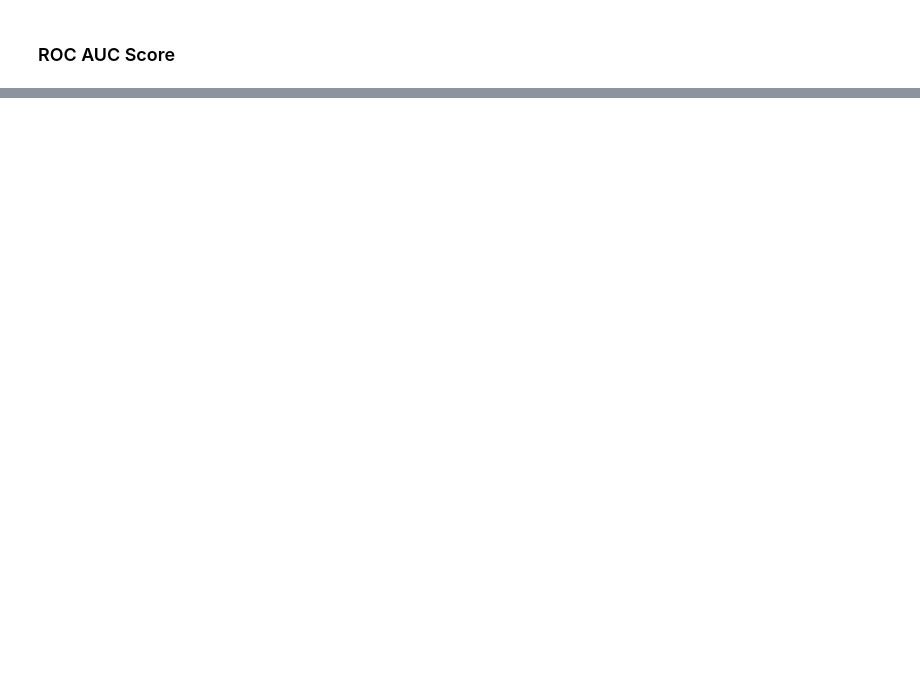
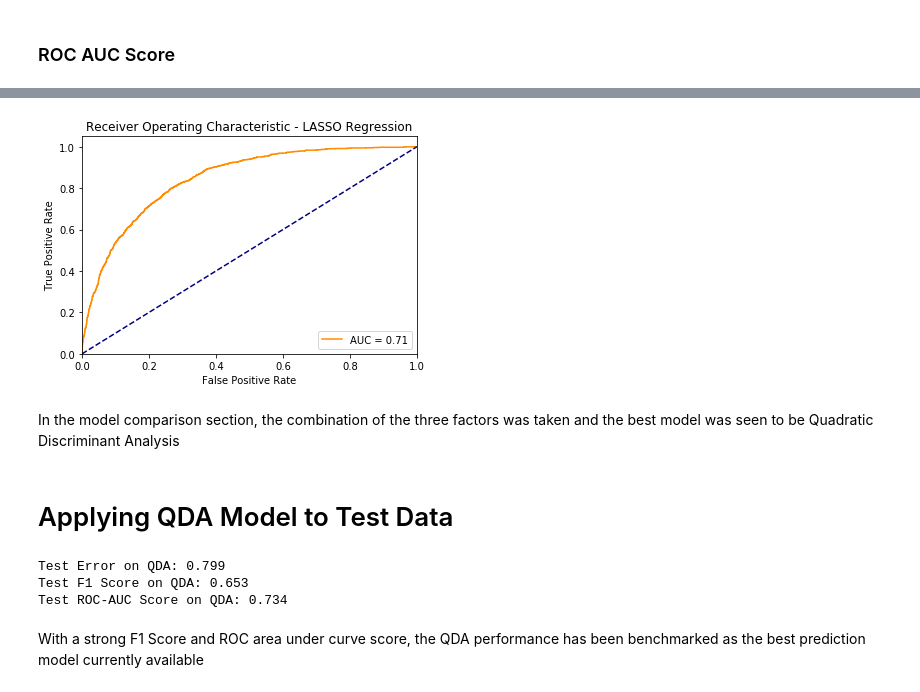
Before and after one commit to akshaysundar3/telco_prediction, a Jupyter notebook: testing_classifiers_update_AS.ipynb, the cells around one changed output, grey strips where cells are left out. Drawn from its saved outputs; the diff is of its cells as text; code cells hidden in the pictures; blank space fills up the shorter version.

Commit message:
Added Model Selection components

```diff
--- a/testing_classifiers_update_AS.ipynb
+++ b/testing_classifiers_update_AS.ipynb
@@ -851,0 +972,35 @@ MLP:  0.7071452827915458
+# %%
+plt.figure()
+plt.plot(res_l[0], res_l[1], color='darkorange',
+        label = 'AUC = %0.2f' % roc_auc_l)
+plt.plot([0, 1], [0, 1], color='navy', linestyle='--')
+plt.xlim([0.0, 1.0])
+plt.ylim([0.0, 1.05])
+plt.xlabel('False Positive Rate')
+plt.ylabel('True Positive Rate')
+plt.title('Receiver Operating Characteristic - LASSO Regression')
+plt.legend(loc="lower right")
+plt.show()
+# %% [output]
+[figure, added]
+# %% [markdown]
+In the model comparison section, the combination of the three factors was taken and the best model was seen to be Quadratic Discriminant Analysis
+# %% [markdown]
+# Applying QDA Model to Test Data
+# %%
+qda_gen = QuadraticDiscriminantAnalysis(reg_param=best_c_qda)
+qda_gen.fit(X, y)
+qda_test_error_score = qda_gen.score(X_test, y_test)
+y_pred = qda_gen.predict(X_test)
+qda_test_f1_score = f1_score(y_test,y_pred)
+qda_test_auc_score = roc_auc_score(y_test,y_pred)
+
+print("Test Error on QDA: %0.3f" % qda_test_error_score)
+print("Test F1 Score on QDA: %0.3f" % qda_test_f1_score)
+print("Test ROC-AUC Score on QDA: %0.3f" % np.mean(ra_qda))
+# %% [output]
+Test Error on QDA: 0.799
+Test F1 Score on QDA: 0.653
+Test ROC-AUC Score on QDA: 0.734
+# %% [markdown]
+With a strong F1 Score and ROC area under curve score, the QDA performance has been benchmarked as the best prediction model currently available
```
Also changed, not shown: parts of 22 cells of this notebook.
